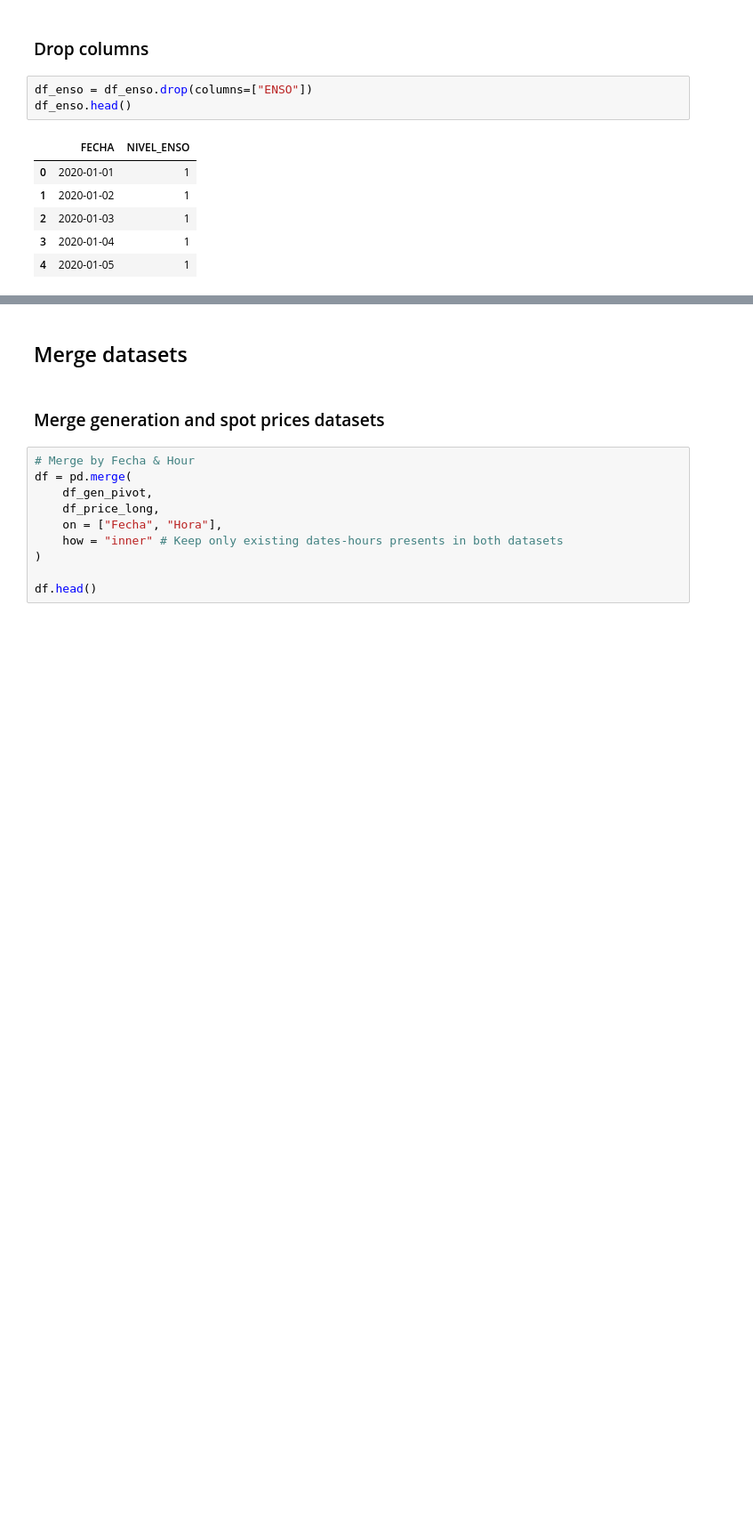
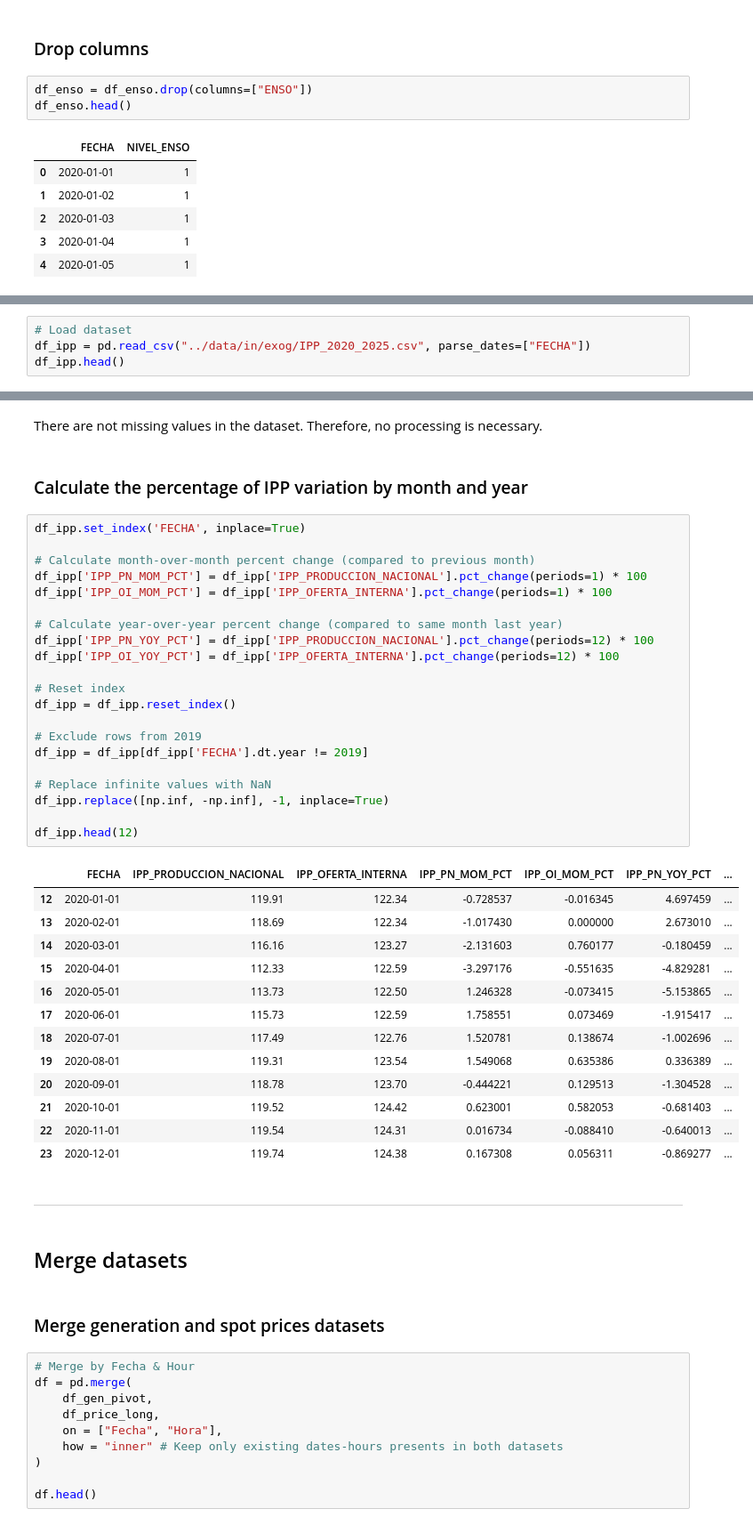
Before and after one commit to camjaramillo/maestria-trabajo-integrador, a Jupyter notebook: notebooks/data_preprocessing.ipynb, the cells around one changed output, grey strips where cells are left out. Shown: that part at 89% size. Drawn from its saved outputs; the diff is of its cells as text; blank space fills up the shorter version.

```diff
--- a/notebooks/data_preprocessing.ipynb
+++ b/notebooks/data_preprocessing.ipynb
@@ -249,0 +519,4 @@ There are not missing values in the dataset. Therefore, no processing is necessa
+# %%
+# Load dataset
+df_ipp = pd.read_csv("../data/in/exog/IPP_2020_2025.csv", parse_dates=["FECHA"])
+df_ipp.head()
@@ -250,3 +543,44 @@ There are not missing values in the dataset. Therefore, no processing is necessa
+# %% [markdown]
+There are not missing values in the dataset. Therefore, no processing is necessary.
+# %% [markdown]
+### Calculate the percentage of IPP variation by month and year
+# %%
+df_ipp.set_index('FECHA', inplace=True)
+
+# Calculate month-over-month percent change (compared to previous month)
+df_ipp['IPP_PN_MOM_PCT'] = df_ipp['IPP_PRODUCCION_NACIONAL'].pct_change(periods=1) * 100
+df_ipp['IPP_OI_MOM_PCT'] = df_ipp['IPP_OFERTA_INTERNA'].pct_change(periods=1) * 100
+
+# Calculate year-over-year percent change (compared to same month last year)
+df_ipp['IPP_PN_YOY_PCT'] = df_ipp['IPP_PRODUCCION_NACIONAL'].pct_change(periods=12) * 100
+df_ipp['IPP_OI_YOY_PCT'] = df_ipp['IPP_OFERTA_INTERNA'].pct_change(periods=12) * 100
+
+# Reset index
+df_ipp = df_ipp.reset_index()
+
+# Exclude rows from 2019
+df_ipp = df_ipp[df_ipp['FECHA'].dt.year != 2019]
+
+# Replace infinite values with NaN
+df_ipp.replace([np.inf, -np.inf], -1, inplace=True)
+
+df_ipp.head(12)
+# %% [output]
+|  | FECHA | IPP_PRODUCCION_NACIONAL | IPP_OFERTA_INTERNA | IPP_PN_MOM_PCT | IPP_OI_MOM_PCT | IPP_PN_YOY_PCT | ... |
+| 12 | 2020-01-01 | 119.91 | 122.34 | -0.728537 | -0.016345 | 4.697459 | ... |
+| 13 | 2020-02-01 | 118.69 | 122.34 | -1.017430 | 0.000000 | 2.673010 | ... |
+| 14 | 2020-03-01 | 116.16 | 123.27 | -2.131603 | 0.760177 | -0.180459 | ... |
+| 15 | 2020-04-01 | 112.33 | 122.59 | -3.297176 | -0.551635 | -4.829281 | ... |
+| 16 | 2020-05-01 | 113.73 | 122.50 | 1.246328 | -0.073415 | -5.153865 | ... |
+| 17 | 2020-06-01 | 115.73 | 122.59 | 1.758551 | 0.073469 | -1.915417 | ... |
+| 18 | 2020-07-01 | 117.49 | 122.76 | 1.520781 | 0.138674 | -1.002696 | ... |
+| 19 | 2020-08-01 | 119.31 | 123.54 | 1.549068 | 0.635386 | 0.336389 | ... |
+| 20 | 2020-09-01 | 118.78 | 123.70 | -0.444221 | 0.129513 | -1.304528 | ... |
+| 21 | 2020-10-01 | 119.52 | 124.42 | 0.623001 | 0.582053 | -0.681403 | ... |
+| 22 | 2020-11-01 | 119.54 | 124.31 | 0.016734 | -0.088410 | -0.640013 | ... |
+| 23 | 2020-12-01 | 119.74 | 124.38 | 0.167308 | 0.056311 | -0.869277 | ... |
+# %% [markdown]
+<hr>
 # %% [markdown]
 ## Merge datasets
 # %% [markdown]
```
Also changed, not shown: parts of 52 cells of this notebook, 8 other files.
